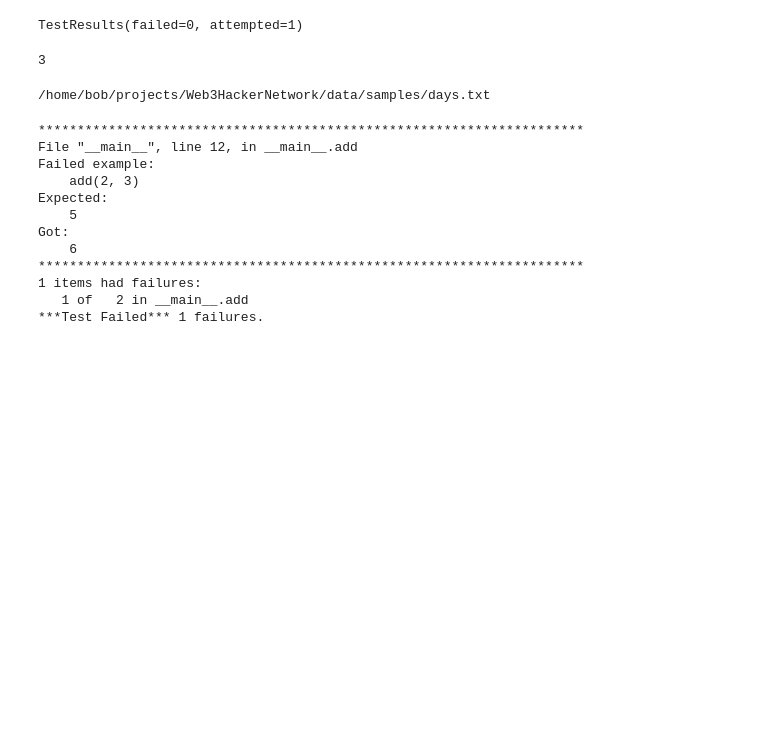
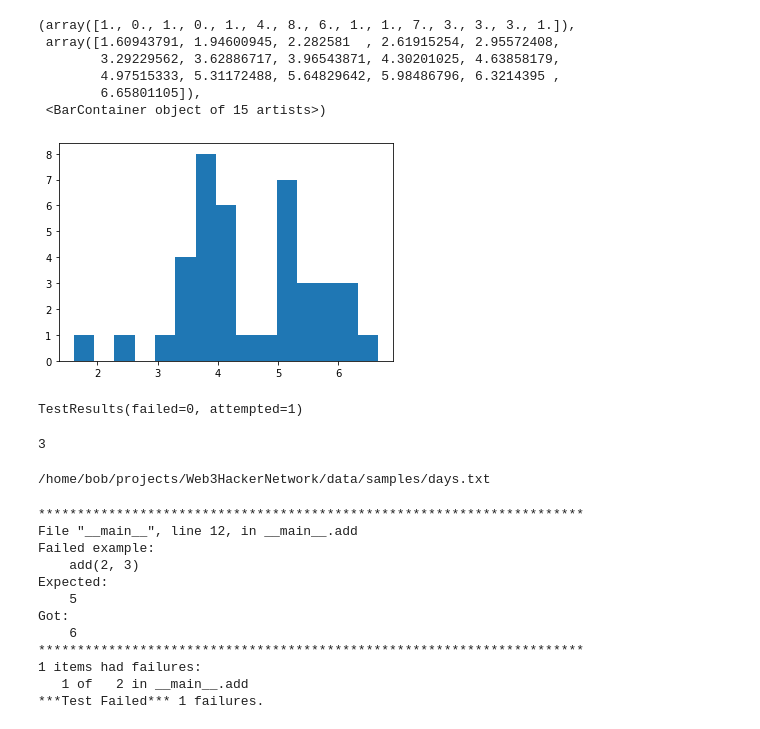
Before and after one commit to Deadman-DAO/Web3HackerNetwork, a Jupyter notebook: sandbox/notebooks/bob/repo_analysis.ipynb, the cells around one changed output. Saved outputs shown, nothing was run; the diff lists cells and outputs as text; code cells hidden in the pictures; blank space fills up the shorter version.

```diff
--- a/sandbox/notebooks/bob/repo_analysis.ipynb
+++ b/sandbox/notebooks/bob/repo_analysis.ipynb
@@ -66,3 +136,17 @@ Hi there!
+# %%
+import matplotlib.pyplot as plt
+import numpy as np
+array = [np.log(val['num_files']) for val in in_stats]
+#array = [val['num_files'] for val in in_stats]
+plt.hist(np.array(array), 15)
+# %% [output]
+(array([1., 0., 1., 0., 1., 4., 8., 6., 1., 1., 7., 3., 3., 3., 1.]),
+ array([1.60943791, 1.94600945, 2.282581  , 2.61915254, 2.95572408,
+        3.29229562, 3.62886717, 3.96543871, 4.30201025, 4.63858179,
+        4.97515333, 5.31172488, 5.64829642, 5.98486796, 6.3214395 ,
+        6.65801105]),
+ <BarContainer object of 15 artists>)
+[figure, added]
 # %%
 import doctest
 def add(a, b):
```
Also changed, not shown: parts of 13 cells of this notebook, 1 other file.
